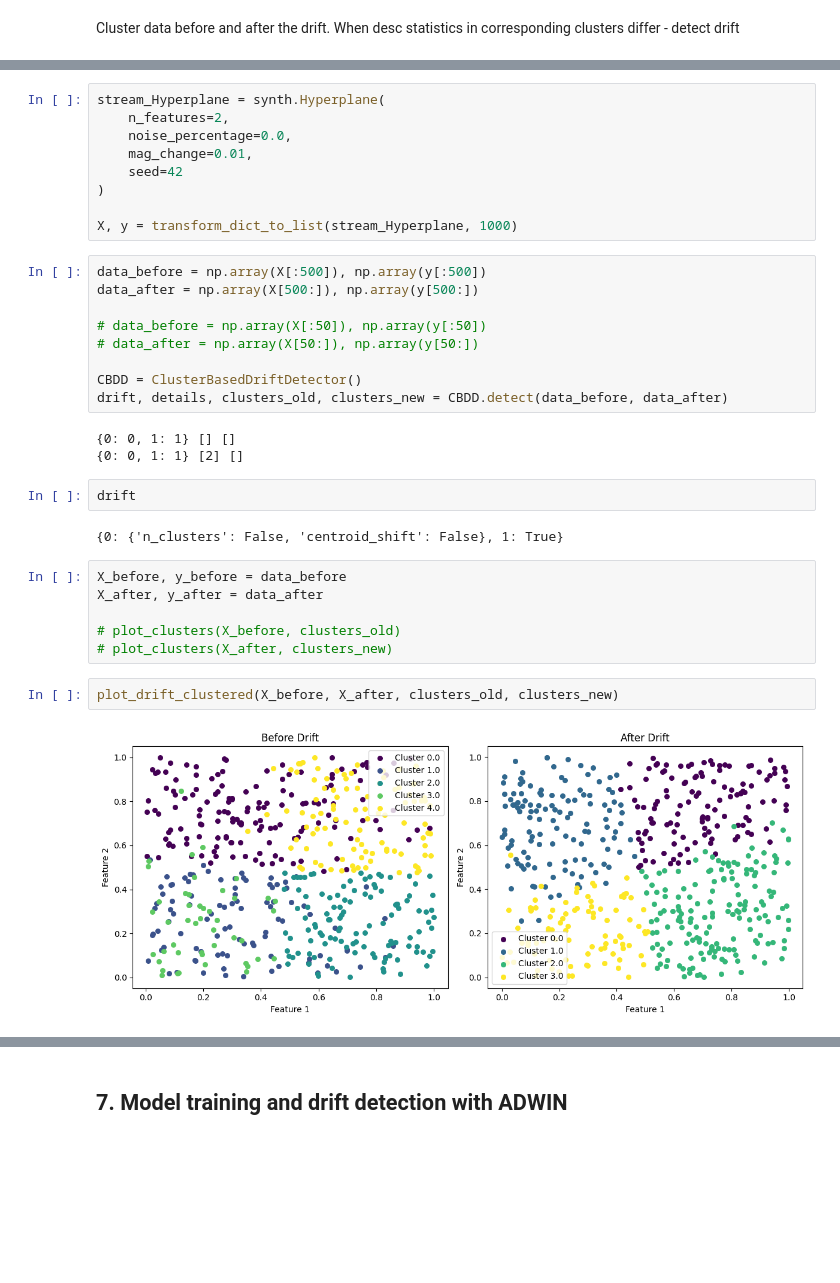
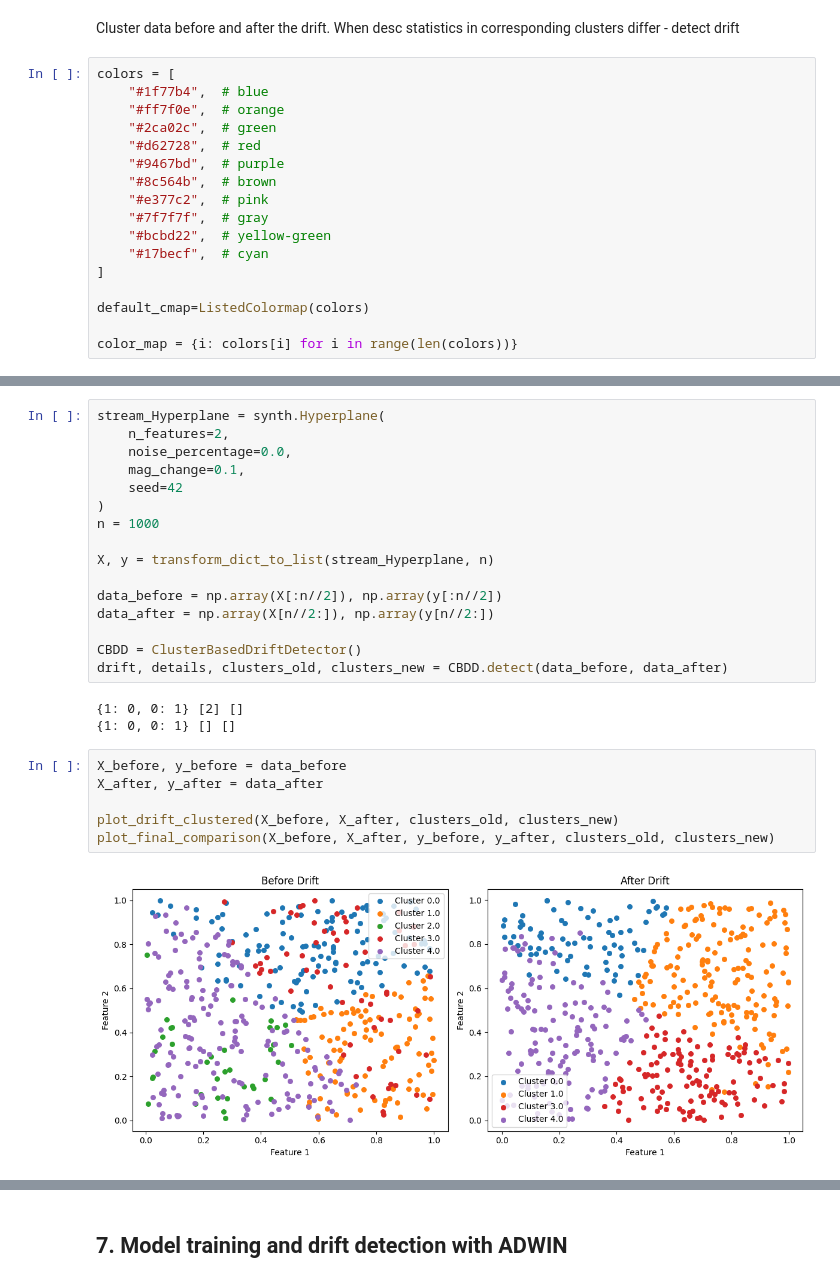
Before and after one commit to KubaCzech/DriftDetectionWithExplainableAI, a Jupyter notebook: notebooks/data_drift.ipynb, the cells around one changed output, grey strips where cells are left out. Cells and saved outputs as stored; diff of their text form; blank space fills up the shorter version.

Commit message:
clustering coloring fix

```diff
--- a/notebooks/data_drift.ipynb
+++ b/notebooks/data_drift.ipynb
@@ -541,6 +543,23 @@ True
 ## **6. Drift detection using Clustering**
 # %% [markdown]
 Cluster data before and after the drift. When desc statistics in corresponding clusters differ - detect drift
+# %%
+colors = [
+    "#1f77b4",  # blue
+    "#ff7f0e",  # orange
+    "#2ca02c",  # green
+    "#d62728",  # red
+    "#9467bd",  # purple
+    "#8c564b",  # brown
+    "#e377c2",  # pink
+    "#7f7f7f",  # gray
+    "#bcbd22",  # yellow-green
+    "#17becf",  # cyan
+]
+
+default_cmap=ListedColormap(colors)
+
+color_map = {i: colors[i] for i in range(len(colors))}
 # %%
 # TODO:
 # * policzyc statystyki opisowe po klastrach i klasie
@@ -819,34 +851,26 @@ def plot_drift_clustered(X_before, X_after, labels_before, labels_after):
 stream_Hyperplane = synth.Hyperplane(
     n_features=2,
     noise_percentage=0.0,
-    mag_change=0.01,
+    mag_change=0.1,
     seed=42
 )
+n = 1000
 
-X, y = transform_dict_to_list(stream_Hyperplane, 1000)
+X, y = transform_dict_to_list(stream_Hyperplane, n)
+
+data_before = np.array(X[:n//2]), np.array(y[:n//2])
+data_after = np.array(X[n//2:]), np.array(y[n//2:])
+
+CBDD = ClusterBasedDriftDetector()
+drift, details, clusters_old, clusters_new = CBDD.detect(data_before, data_after)
+# %% [output]
+{1: 0, 0: 1} [2] []
+{1: 0, 0: 1} [] []
-# %%
-data_before = np.array(X[:500]), np.array(y[:500])
-data_after = np.array(X[500:]), np.array(y[500:])
-
-# data_before = np.array(X[:50]), np.array(y[:50])
-# data_after = np.array(X[50:]), np.array(y[50:])
-
-CBDD = ClusterBasedDriftDetector()
-drift, details, clusters_old, clusters_new = CBDD.detect(data_before, data_after)
-# %% [output]
-{0: 0, 1: 1} [] []
-{0: 0, 1: 1} [2] []
-# %%
-drift
-# %% [output]
-{0: {'n_clusters': False, 'centroid_shift': False}, 1: True}
-# %%
-X_before, y_before = data_before
-X_after, y_after = data_after
-
-# plot_clusters(X_before, clusters_old)
-# plot_clusters(X_after, clusters_new)
 # %%
+X_before, y_before = data_before
+X_after, y_after = data_after
+
 plot_drift_clustered(X_before, X_after, clusters_old, clusters_new)
+plot_final_comparison(X_before, X_after, y_before, y_after, clusters_old, clusters_new)
 # %% [output]
-[figure, old version]
+[figure, new version]
```
Also changed, not shown: parts of 9 cells of this notebook.
